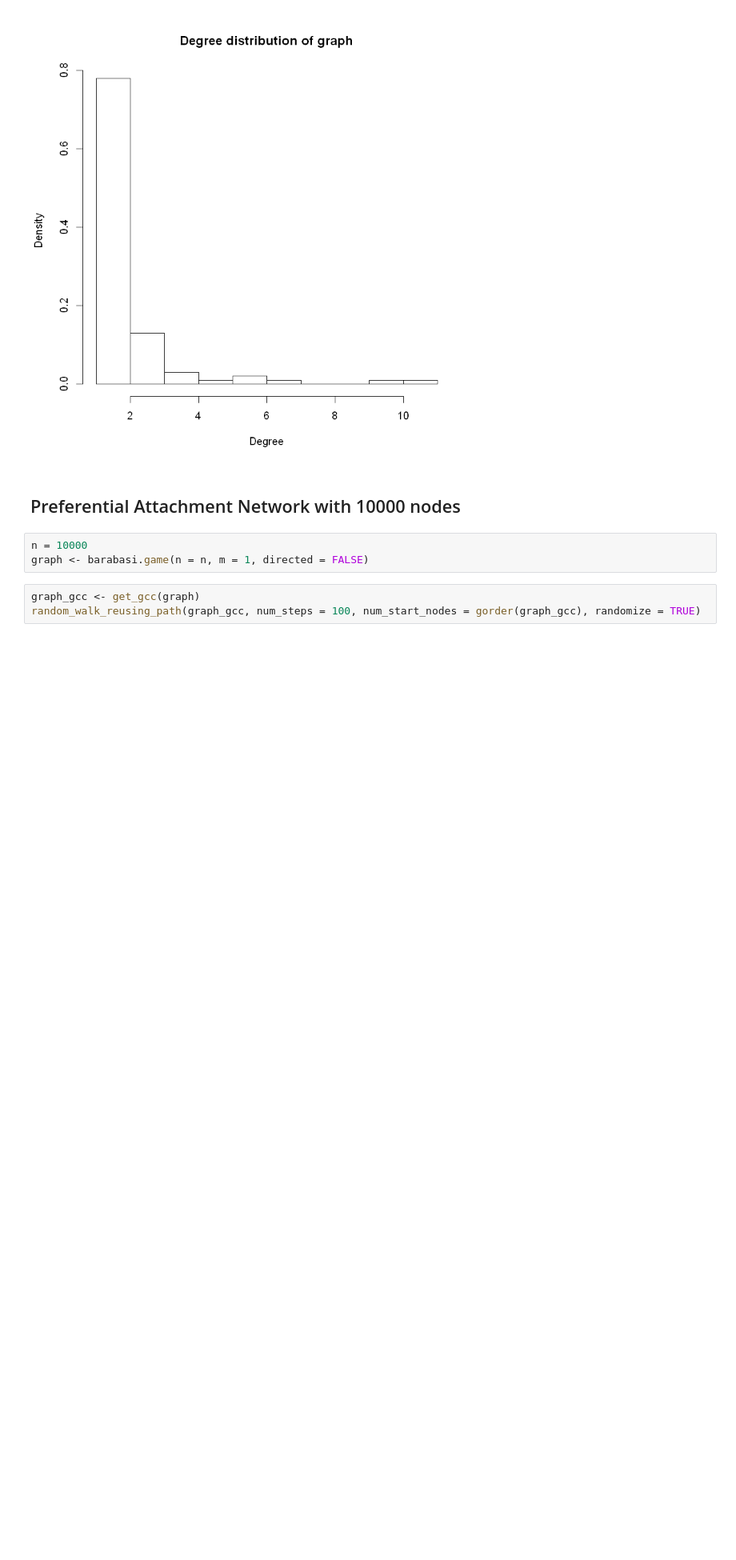
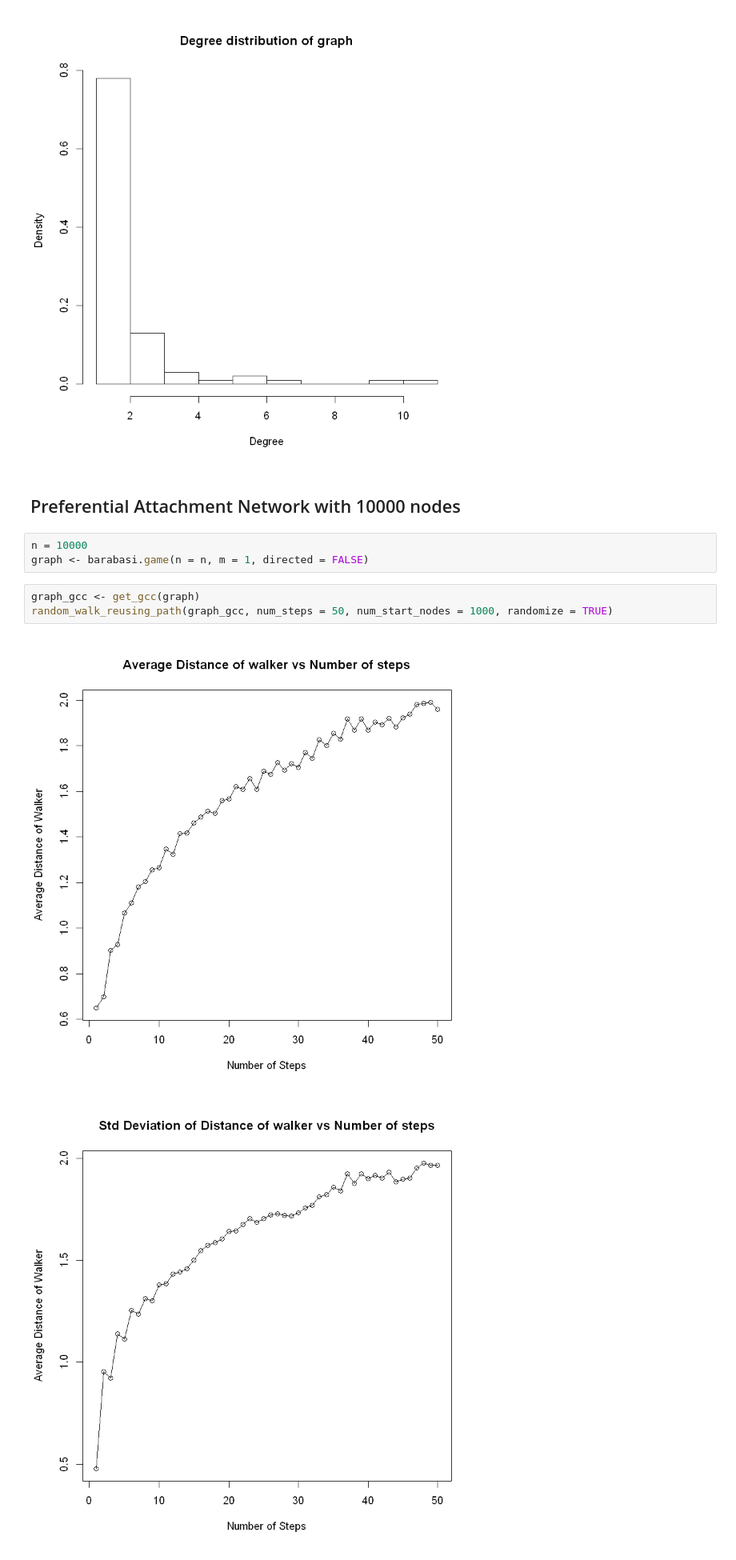
Before and after one commit to maithilibhide/ECE232, a Jupyter notebook: Project1/Qn2.1_2.2.ipynb, the cells around one changed output. Shown at 80% size. Saved outputs shown, nothing was run; the diff lists cells and outputs as text; blank space fills up the shorter version.

Commit message:
Results for 10000 node networks

```diff
--- a/Project1/Qn2.1_2.2.ipynb
+++ b/Project1/Qn2.1_2.2.ipynb
@@ -263,4 +285,7 @@ n = 10000
 graph <- barabasi.game(n = n, m = 1, directed = FALSE)
 # %%
 graph_gcc <- get_gcc(graph)
-random_walk_reusing_path(graph_gcc, num_steps = 100, num_start_nodes = gorder(graph_gcc), randomize = TRUE)
+random_walk_reusing_path(graph_gcc, num_steps = 50, num_start_nodes = 1000, randomize = TRUE)
+# %% [output]
+[figure, added]
+[figure, added]
```
Also changed, not shown: parts of 3 cells of this notebook.
